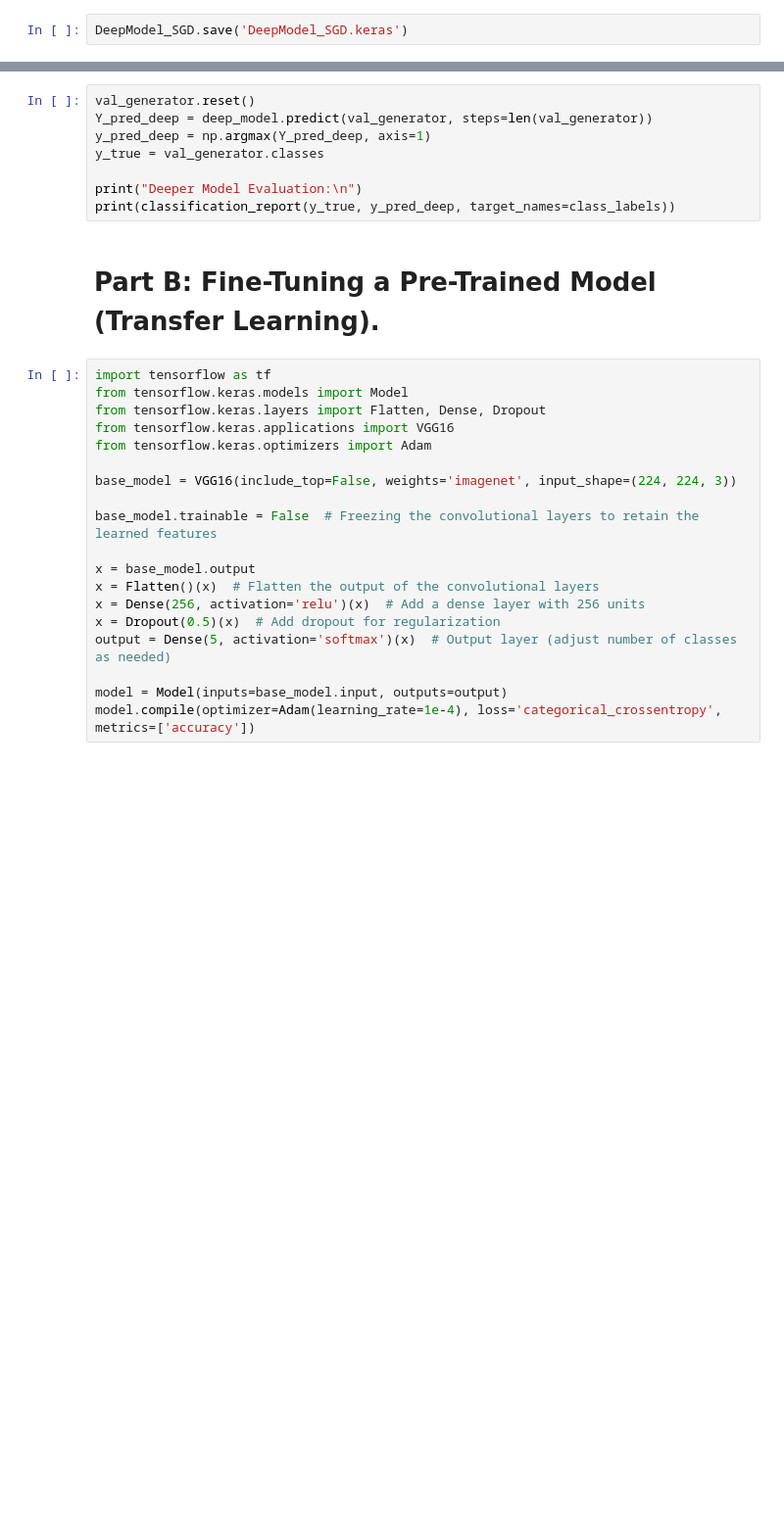
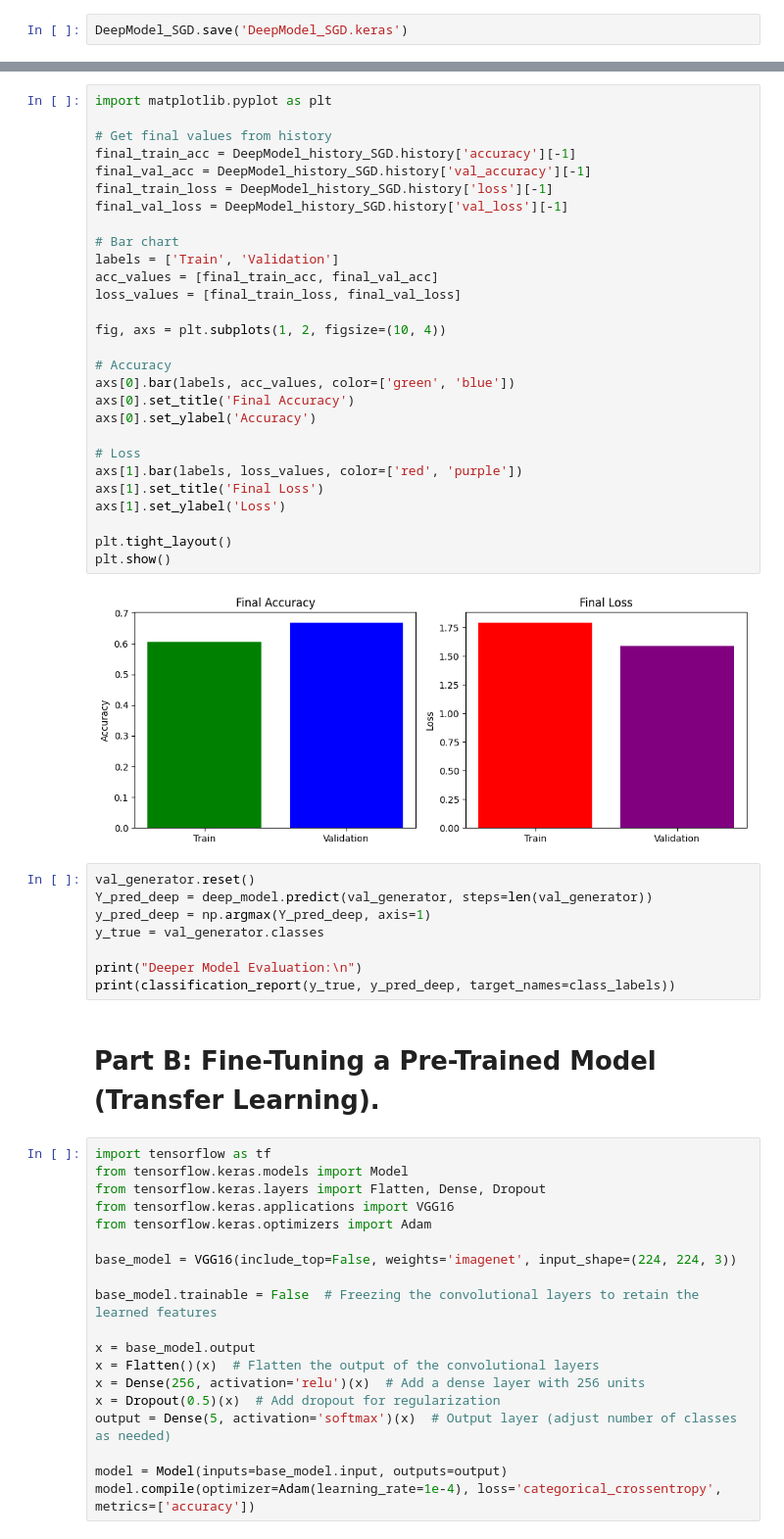
Before and after one commit to deeya5/AI-ML-Assesment, a Jupyter notebook: Portfolio01.ipynb, the cells around one changed output, grey strips where cells are left out. Shown at 98% size. Saved outputs shown, nothing was run; the diff lists cells and outputs as text; blank space fills up the shorter version.

```diff
--- a/Portfolio01.ipynb
+++ b/Portfolio01.ipynb
@@ -664,3 +597,33 @@ plt.show()
+# %%
+import matplotlib.pyplot as plt
+
+# Get final values from history
+final_train_acc = DeepModel_history_SGD.history['accuracy'][-1]
+final_val_acc = DeepModel_history_SGD.history['val_accuracy'][-1]
+final_train_loss = DeepModel_history_SGD.history['loss'][-1]
+final_val_loss = DeepModel_history_SGD.history['val_loss'][-1]
+
+# Bar chart
+labels = ['Train', 'Validation']
+acc_values = [final_train_acc, final_val_acc]
+loss_values = [final_train_loss, final_val_loss]
+
+fig, axs = plt.subplots(1, 2, figsize=(10, 4))
+
+# Accuracy
+axs[0].bar(labels, acc_values, color=['green', 'blue'])
+axs[0].set_title('Final Accuracy')
+axs[0].set_ylabel('Accuracy')
+
+# Loss
+axs[1].bar(labels, loss_values, color=['red', 'purple'])
+axs[1].set_title('Final Loss')
+axs[1].set_ylabel('Loss')
+
+plt.tight_layout()
+plt.show()
+# %% [output]
+[figure, added]
 # %%
 val_generator.reset()
 Y_pred_deep = deep_model.predict(val_generator, steps=len(val_generator))
```
Also changed, not shown: parts of 15 cells of this notebook.
